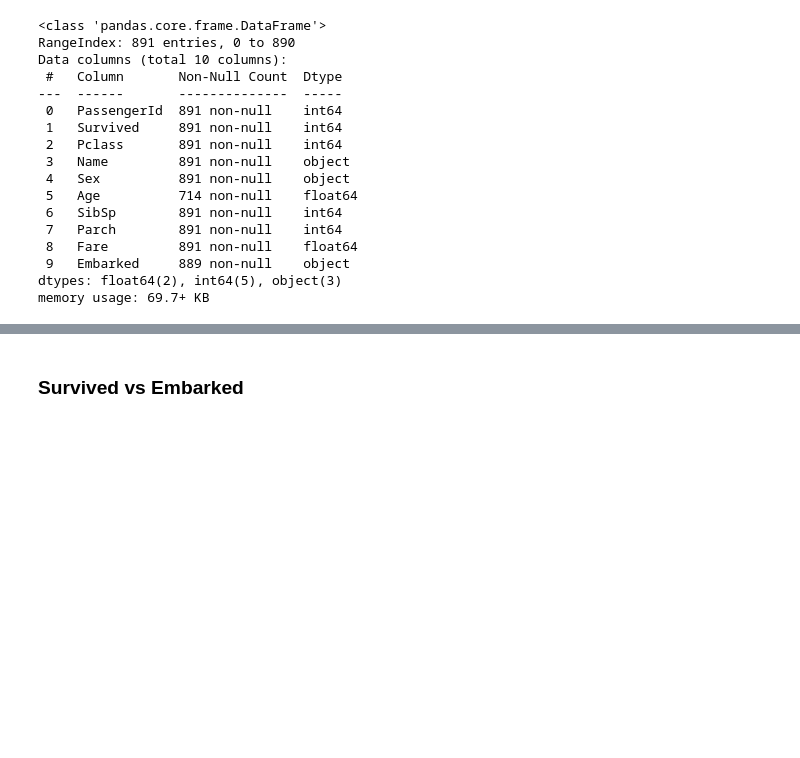
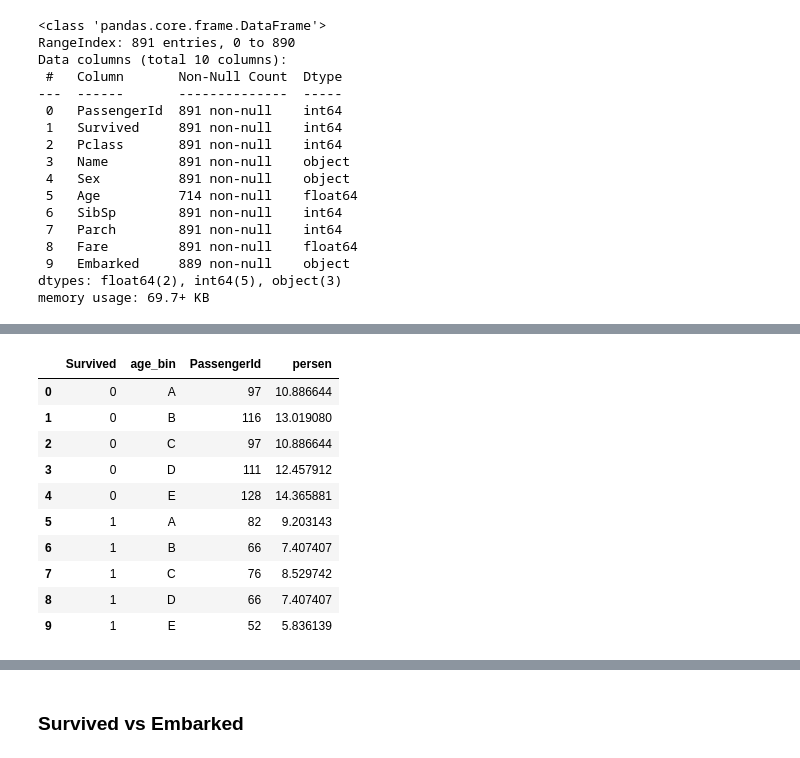
Before and after one commit to ElectricSunset/kaggling, a Jupyter notebook: getting-started/titanic/titanic-explore.ipynb, the cells around one changed output, grey strips where cells are left out. Saved outputs shown, nothing was run; the diff lists cells and outputs as text; code cells hidden in the pictures; blank space fills up the shorter version.

```diff
--- a/getting-started/titanic/titanic-explore.ipynb
+++ b/getting-started/titanic/titanic-explore.ipynb
@@ -212,0 +293,16 @@ memory usage: 69.7+ KB
+# %%
+df_sus_ages = df_sus_age[['Survived', 'age_bin', 'PassengerId']].groupby(['Survived', 'age_bin']).count().reset_index()
+df_sus_ages['persen'] = df_sus_ages['PassengerId'] / df_sus_ages['PassengerId'].sum() * 100
+df_sus_ages
+# %% [output]
+|  | Survived | age_bin | PassengerId | persen |
+| 0 | 0 | A | 97 | 10.886644 |
+| 1 | 0 | B | 116 | 13.019080 |
+| 2 | 0 | C | 97 | 10.886644 |
+| 3 | 0 | D | 111 | 12.457912 |
+| 4 | 0 | E | 128 | 14.365881 |
+| 5 | 1 | A | 82 | 9.203143 |
+| 6 | 1 | B | 66 | 7.407407 |
+| 7 | 1 | C | 76 | 8.529742 |
+| 8 | 1 | D | 66 | 7.407407 |
+| 9 | 1 | E | 52 | 5.836139 |
```
Also changed, not shown: parts of 36 cells of this notebook.
